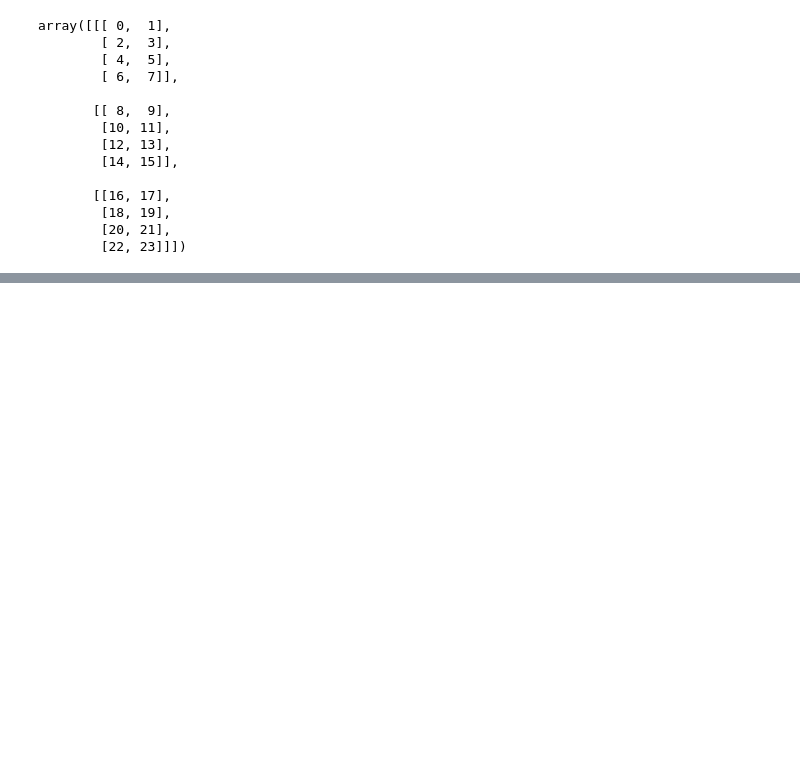
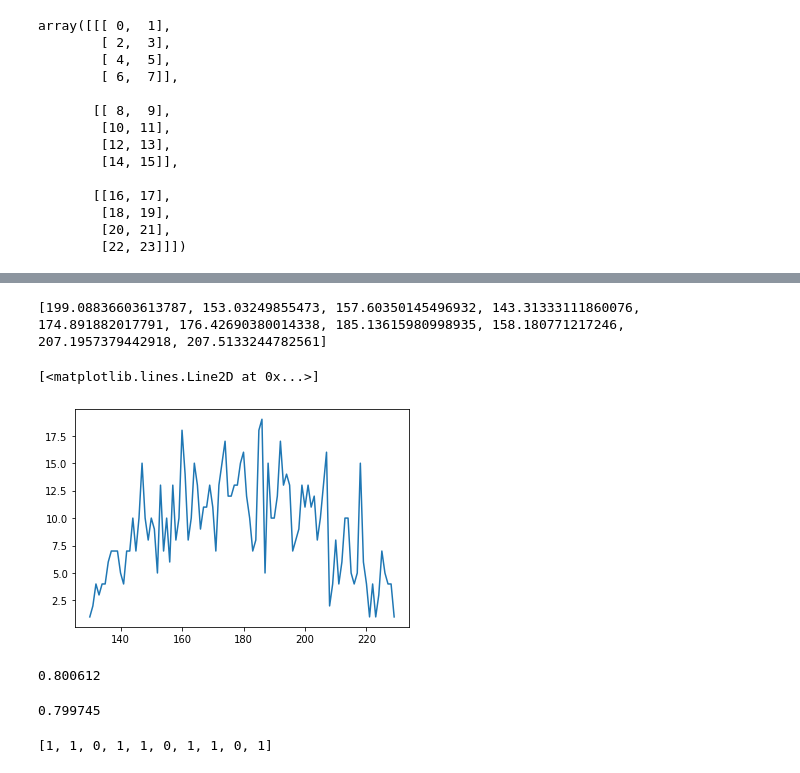
Before and after one commit to Kassaye52/kb_Python, a Jupyter notebook: bernd_klein_Python/bernd_klein_python_data_analysis/bernd_klein_python_data_analysis.ipynb, the cells around one changed output, grey strips where cells are left out. Cells and saved outputs as stored; diff of their text form; code cells hidden in the pictures; blank space fills up the shorter version.

```diff
--- a/bernd_klein_Python/bernd_klein_python_data_analysis/bernd_klein_python_data_analysis.ipynb
+++ b/bernd_klein_Python/bernd_klein_python_data_analysis/bernd_klein_python_data_analysis.ipynb
@@ -1243,0 +2050,19 @@ array([[[ 0,  1],
+# %%
+from random import normalvariate
+n = 1000
+values = []
+frequencies = {}
+while len(values) < n:
+    value = gauss(180, 30)
+    if 130 < value < 230:
+        frequencies[int(value)] = frequencies.get(int(value), 0) + 1
+    values.append(value)
+print(values[:10])
+
+freq = list(frequencies.items())
+freq.sort()
+plt.plot(*list(zip(*freq)))
+# %% [output]
+[199.08836603613787, 153.03249855473, 157.60350145496932, 143.31333111860076, 174.891882017791, 176.42690380014338, 185.13615980998935, 158.180771217246, 207.1957379442918, 207.5133244782561]
+[<matplotlib.lines.Line2D at 0x...>]
+[figure, added]
@@ -1243,0 +2080,5 @@ array([[[ 0,  1],
+# %%
+n = 1000000
+sum(random_ones_and_zeros(0.8) for i in range(n)) / n
+# %% [output]
+0.800612
@@ -1243,0 +2094,12 @@ array([[[ 0,  1],
+# %%
+n = 1000000
+sum(x for x in firstn(random_ones_and_zeros(0.8), n)) / n
+# %% [output]
+0.799745
+# %%
+p = 0.7
+gen = random_ones_and_zeros(p)
+result = list(firstn(gen, 10))
+print(result)
+# %% [output]
+[1, 1, 0, 1, 1, 0, 1, 1, 0, 1]
```
Also changed, not shown: parts of 78 cells of this notebook, 1 other file.
